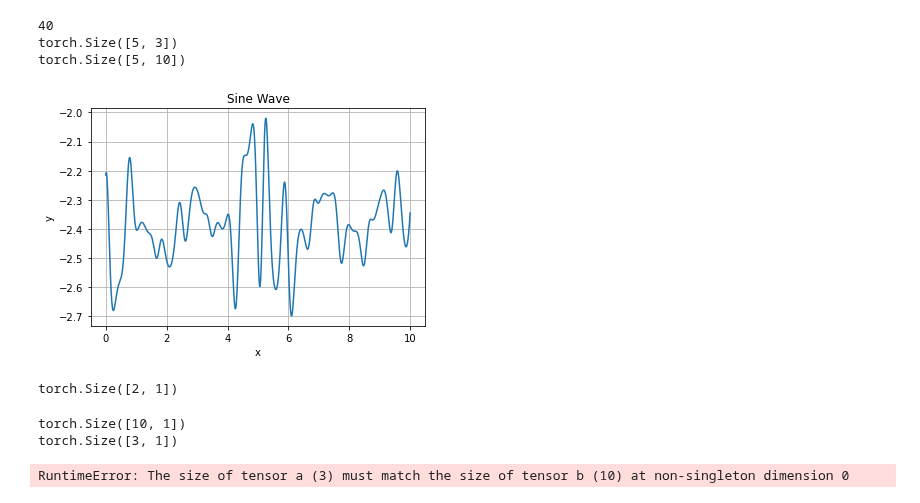
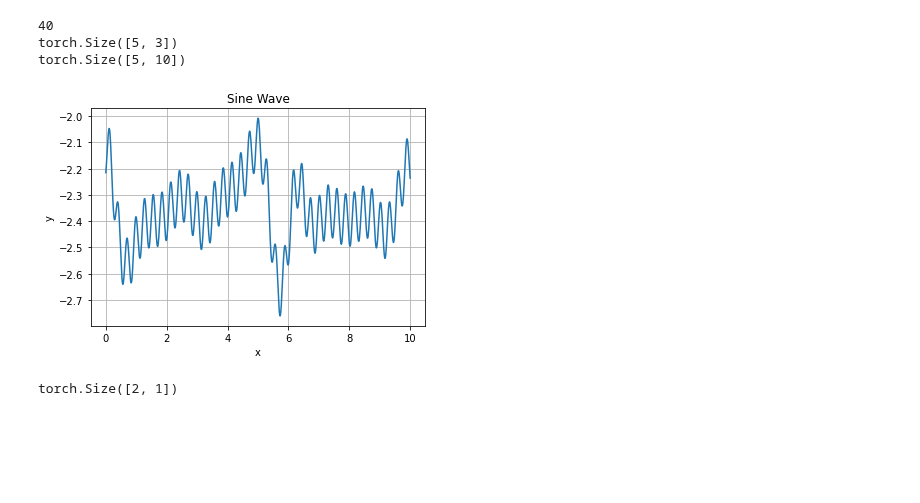
Before and after one commit to dallingordon/CSN, a Jupyter notebook: Layers.ipynb, the cells around one changed output. Cells and saved outputs as stored; diff of their text form; code cells hidden in the pictures; blank space fills up the shorter version.

```diff
--- a/Layers.ipynb
+++ b/Layers.ipynb
@@ -393,8 +393,8 @@ def plot_sine_wave(A, f, phi, C):
 
     A = 0.2 * np.sin(2 * np.pi * 0.18 * x+2) + 0.1
 
-    phi = 4.2 * np.sin(2 * np.pi * 0.58 * x + 0.2) + 0.5
-    C = 0.1 * np.sin(2 * np.pi * 0.48 * x - 1.1) - 2.4
+    phi = 4.2 * np.sin(2 * np.pi * 0.158 * x + 0.2) + 0.5
+    C = 0.1 * np.sin(2 * np.pi * 3.48 * x - 1.1) - 2.4
     # Calculate the corresponding y values using the sine function
     y = A * np.sin(2  * f * x + phi) + C
 
@@ -402,34 +402,34 @@ def plot_sine_wave(A, f, phi, C):
 
     #phi = np.sin(2 * np.pi * 80 * x-0.22)
     #C = 0.3 * np.sin(2 * np.pi * 1.48 * x)
     # Calculate the corresponding y values using the sine function
     y = A * np.sin(2  * f * x + phi) + C
 
 
     # Plot the sine wave
     plt.plot(x, y, label=f'Sine Wave: A={A}, f={f}, phi={phi}, C={C}')
 
     # Add labels and title
     plt.xlabel('x')
     plt.ylabel('y')
     plt.title('Sine Wave')
 
 
     # Show the plot
     plt.grid(True)
     plt.show()
 
 # Example parameters
 A = 2      # Amplitude
 f = 0.5    # Frequency in Hz
 phi = np.pi / 4  # Phase shift (radians)
 C = 1      # Vertical shift
 
 # Plot the sine wave with the given parameters
 plot_sine_wave(A, f, phi, C)
 #this is it.  you can make so much shit with these.  then this is the t amd mix them up.
 # %% [output]
-[figure, old version]
+[figure, new version]
 # %%
 chatgpt shit the bed.  build this tomorrow.  i think its something. we arent tuning frequency, we are just learning the next t (same thing, don't tell god)
 # %%
@@ -475,6 +470,0 @@ layer = WeirdSinLayer()
-# %%
-out = layer(data_t.unsqueeze(-1))
-# %% [output]
-torch.Size([10, 1])
-torch.Size([3, 1])
-RuntimeError: The size of tensor a (3) must match the size of tensor b (10) at non-singleton dimension 0
```
Also changed, not shown: parts of 13 cells of this notebook, 1 other file.
